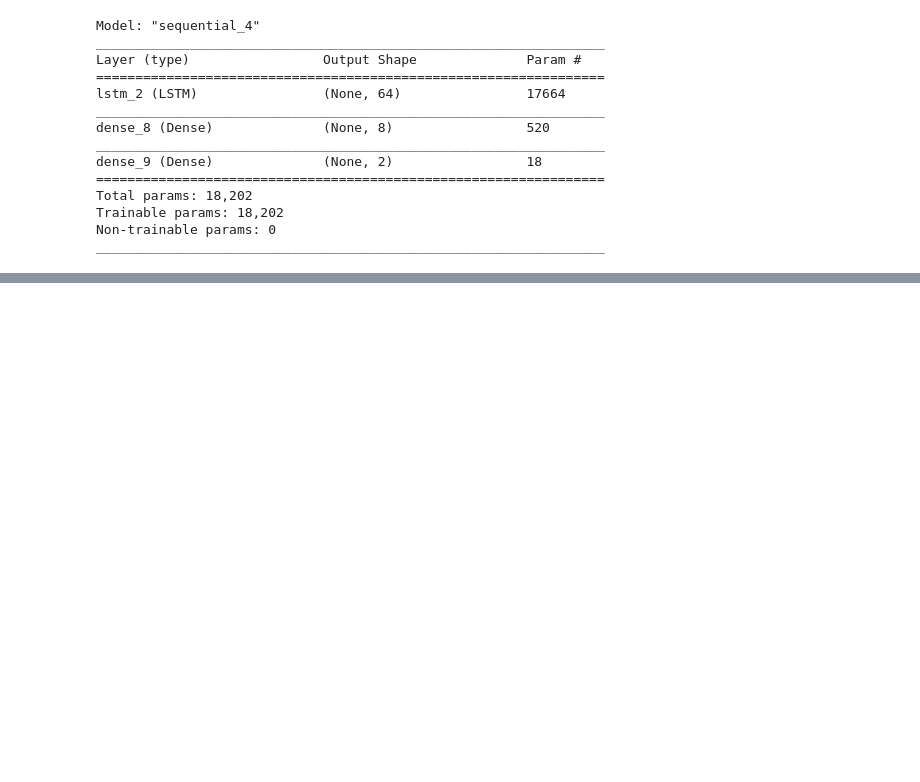
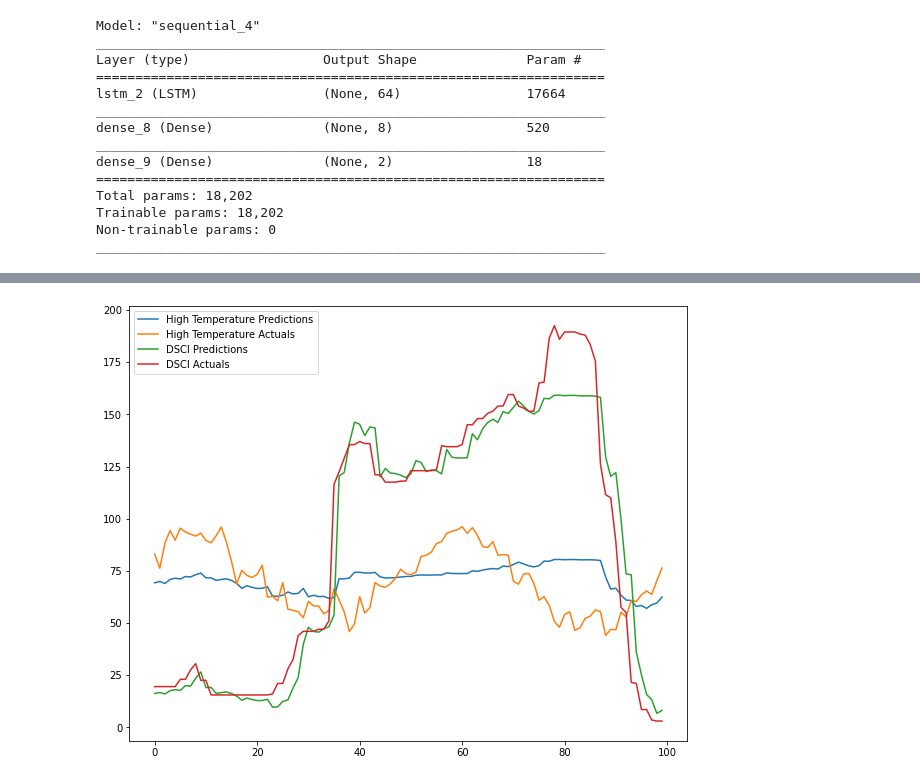
Before and after one commit to sqnguyen00/project-5-repo, a Jupyter notebook: region_modeling.ipynb, the cells around one changed output, grey strips where cells are left out. Saved outputs shown, nothing was run; the diff lists cells and outputs as text; code cells hidden in the pictures; blank space fills up the shorter version.

```diff
--- a/region_modeling.ipynb
+++ b/region_modeling.ipynb
@@ -962,0 +1028,7 @@ plt.savefig('fig13.png')
+# %%
+model6 = Sequential()
+model6.add(InputLayer((7,4)))
+model6.add(LSTM(64))
+model6.add(Dense(8, 'relu'))
+model6.add(Dense(2, 'linear'))
+model6.summary()
@@ -962,0 +1050,5 @@ plt.savefig('fig13.png')
+# %%
+cp6 = ModelCheckpoint('model6/', save_best_only=True)
+model6.compile(loss=MeanSquaredError(), optimizer = Adam(learning_rate=0.005), metrics=[RootMeanSquaredError()])
+# %%
+history = (model6.fit(X4_train, y4_train, validation_data=(X4_val, y4_val), epochs=10, callbacks=[cp6]))
@@ -962,0 +1072,25 @@ plt.savefig('fig13.png')
+# %%
+def plot_predictions3(fignum, model, X, y, start=0, end = 100):
+    predictions = model.predict(X)
+    temp_preds, dsci_preds = predictions[:, 0], predictions[:, 1]
+    temp_actuals, dsci_actuals = y[:, 0], y[:, 1]
+    df = pd.DataFrame(data= {
+        'High Temperature Predictions': temp_preds,
+        'High Temperature Actuals': temp_actuals,
+        'DSCI Pred': dsci_preds,
+        'DSCI Actuals': dsci_actuals
+        })
+    plt.figure(figsize = (10,8))
+    plt.plot(df['High Temperature Predictions'][start:end], label='High Temperature Predictions')
+    plt.plot(df['High Temperature Actuals'][start:end], label='High Temperature Actuals')
+    plt.plot(df['DSCI Pred'][start:end], label = 'DSCI Predictions')
+    plt.plot(df['DSCI Actuals'][start:end], label = 'DSCI Actuals')
+    plt.legend(loc= 'upper left')
+
+    plt.savefig(f'fig{fignum}.png')
+
+    return df[start:end]
+# %%
+post_processed_df2 = plot_predictions3(16, model6, X4_test, y4_test)
+# %% [output]
+[figure, added]
```
Also changed, not shown: parts of 43 cells of this notebook, 40 other files.
